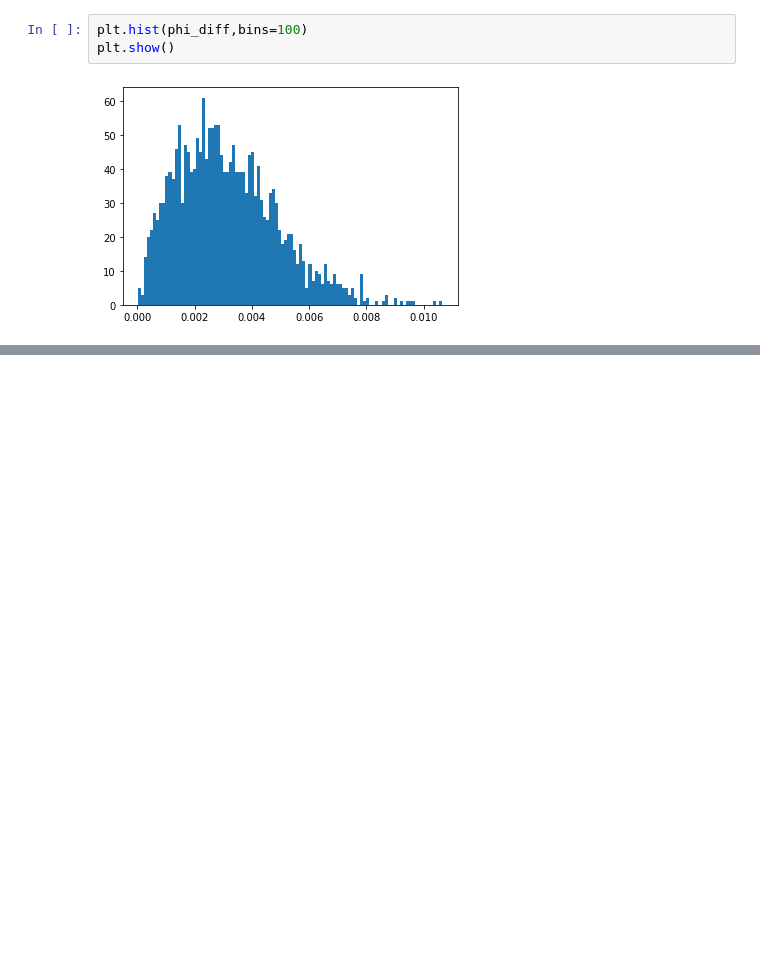
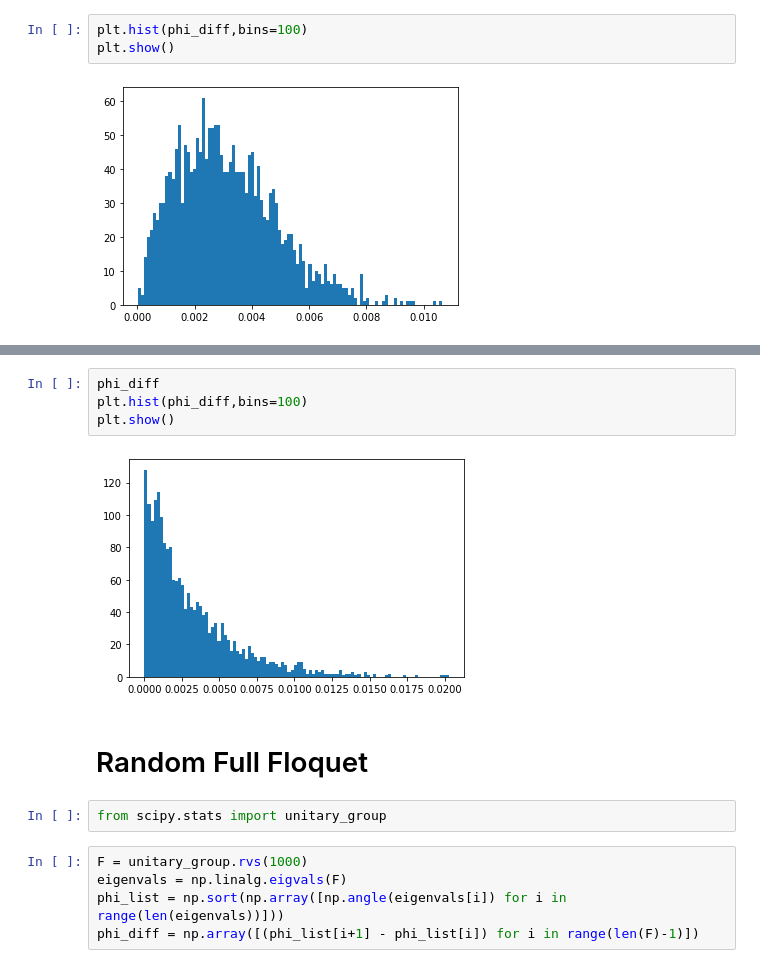
Before and after one commit to python-cbpf/dynamical-systems-lfcmoraes, a Jupyter notebook: quantum_kick_top.ipynb, the cells around one changed output, grey strips where cells are left out. Cells and saved outputs as stored; diff of their text form; blank space fills up the shorter version.

```diff
--- a/quantum_kick_top.ipynb
+++ b/quantum_kick_top.ipynb
@@ -171,0 +180,15 @@ for i in np.arange(.1,10, .1):
+# %%
+phi_diff
+plt.hist(phi_diff,bins=100)
+plt.show()
+# %% [output]
+[figure, added]
+# %% [markdown]
+# Random Full Floquet
+# %%
+from scipy.stats import unitary_group
+# %%
+F = unitary_group.rvs(1000)
+eigenvals = np.linalg.eigvals(F)
+phi_list = np.sort(np.array([np.angle(eigenvals[i]) for i in range(len(eigenvals))]))
+phi_diff = np.array([(phi_list[i+1] - phi_list[i]) for i in range(len(F)-1)])
```
Also changed, not shown: parts of 21 cells of this notebook.
